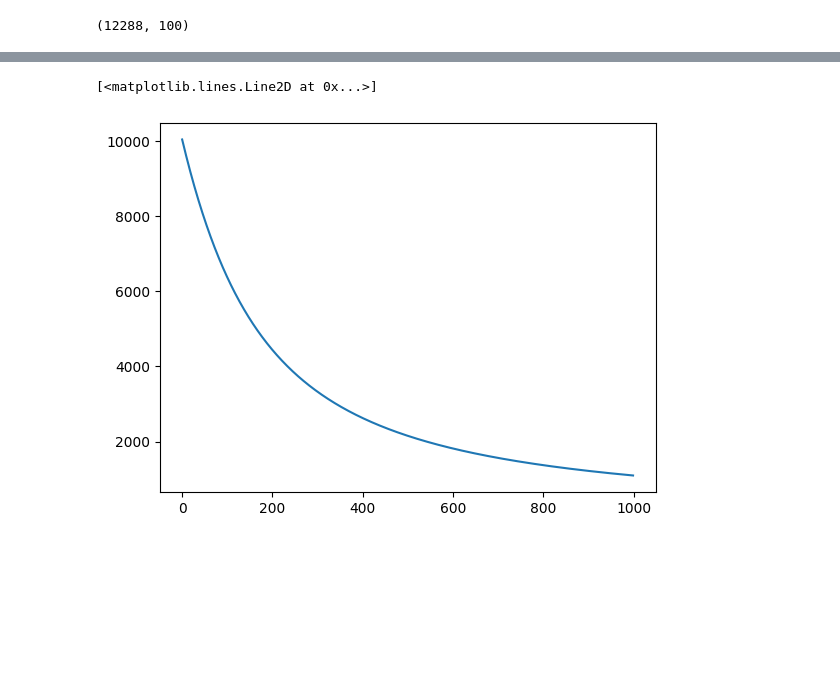
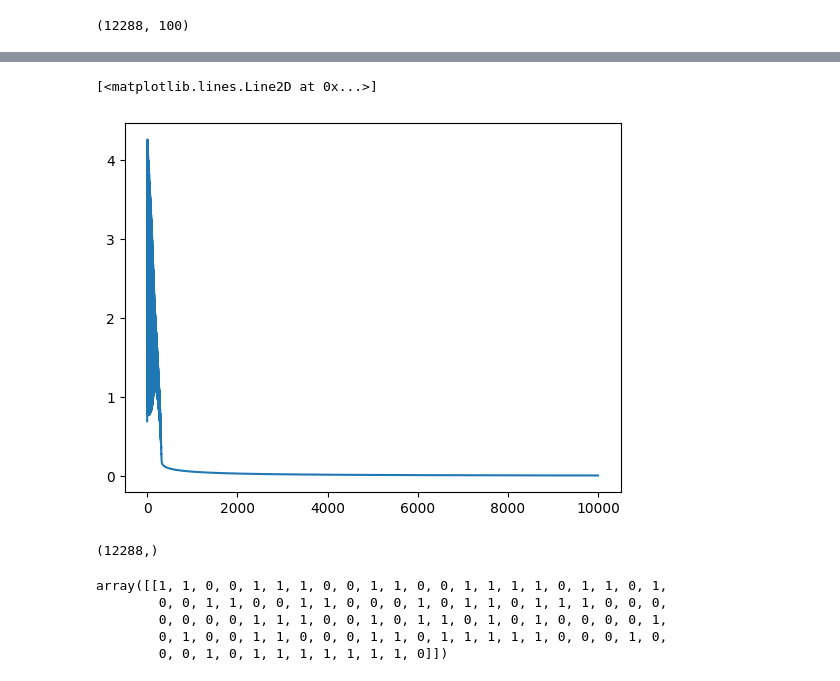
Before and after one commit to DCI-alxogm/ml2023-David-Nicolas364, a Jupyter notebook: 10nov/REgresion_log.ipynb, the cells around one changed output, grey strips where cells are left out. Saved outputs shown, nothing was run; the diff lists cells and outputs as text; code cells hidden in the pictures; blank space fills up the shorter version.

```diff
--- a/10nov/REgresion_log.ipynb
+++ b/10nov/REgresion_log.ipynb
@@ -110,26 +122,23 @@ def y_gorrito(x,w,b):
   return sig
-# %%
-#z
-def z(x):
-  weights = np.random.rand(x.shape[0])
-  b = np.zeros(x.shape[1])
-  z=weights*x + b
-  return z
 # %%
 #Calculo del costo
 def costo(y_hat,y):
-  cst = (1/len(y[0,:]))*(np.sum(y*np.log(y_hat)+(1-y)*np.log(1-y_hat)))
-  return -cst
+  y=np.squeeze(y)
+  cst = -(1/len(y))*(np.sum(y*np.log(y_hat)+(1-y)*np.log(1-y_hat)))
+  return cst
 # %%
 #Gradiente Descendiente
 def  grad(alph,x,y,iter):
+  y=np.squeeze(y)
   cost=[]
-  w = np.atleast_2d(np.random.rand(x.shape[0])).T
-  b = np.zeros(x.shape[1])
+  w = np.zeros(train_set_x.shape[0])
+  b = 0
+  z=w@x+b
   for i in range(iter):
-    w=w-alph*(1/len(y))*x*(y_gorrito(x,w,b)-y)
-    b=b-alph*(1/len(y))*(y_gorrito(x,w,b)-y)
-    cost.append(costo(y_gorrito(x,w,b),y))
+    w=w-alph*(1/len(y))*x@(y_gorrito(z)-y)
+    b=b-alph*(1/len(y))*np.sum(y_gorrito(z)-y)
+    cost.append(costo(y_gorrito(z),y))
+    z=w@x+b
   return w,b,cost
 # %%
-w,b,costot = grad(1e-2,train_set_x,train_set_y, 1000)
+w,b,costot = grad(1e-2,train_set_x,train_set_y, 10000)
@@ -168,5 +145,9 @@ array([[-1.61219685, -1.95474184, -2.11149284, ..., -2.13612924,
 # %%
-plt.plot(range(1000),costot)
+plt.plot(range(10000),costot)
 # %% [output]
 [<matplotlib.lines.Line2D at 0x...>]
-[figure, old version]
+[figure, new version]
+# %%
+np.shape(w)
+# %% [output]
+(12288,)
@@ -172,0 +166,8 @@ plt.plot(range(1000),costot)
+# %%
+test_set_y
+# %% [output]
+array([[1, 1, 0, 0, 1, 1, 1, 0, 0, 1, 1, 0, 0, 1, 1, 1, 1, 0, 1, 1, 0, 1,
+        0, 0, 1, 1, 0, 0, 1, 1, 0, 0, 0, 1, 0, 1, 1, 0, 1, 1, 1, 0, 0, 0,
+        0, 0, 0, 0, 1, 1, 1, 0, 0, 1, 0, 1, 1, 0, 1, 0, 1, 0, 0, 0, 0, 1,
+        0, 1, 0, 0, 1, 1, 0, 0, 0, 1, 1, 0, 1, 1, 1, 1, 1, 0, 0, 0, 1, 0,
+        0, 0, 1, 0, 1, 1, 1, 1, 1, 1, 1, 0]])
```
Also changed, not shown: parts of 15 cells of this notebook.
